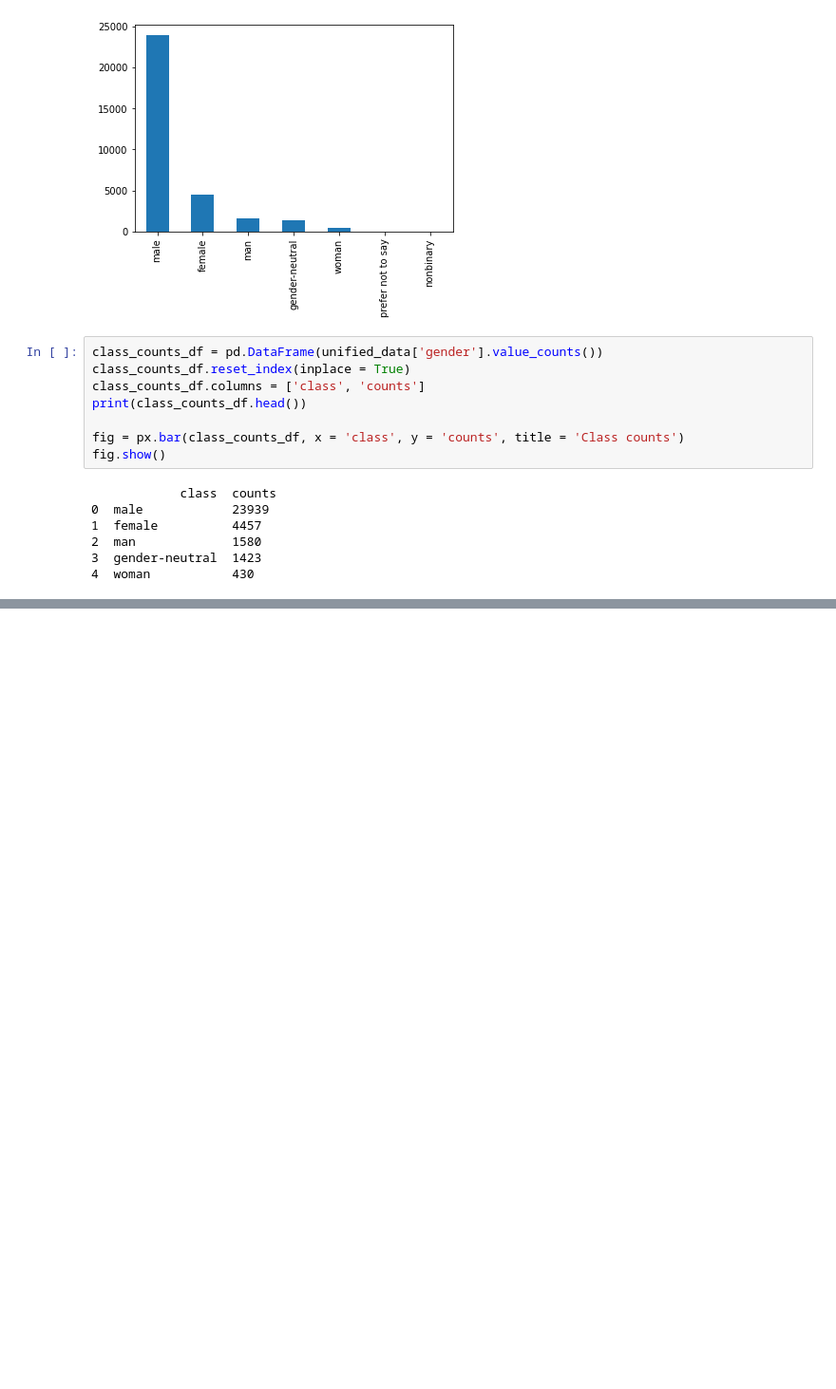
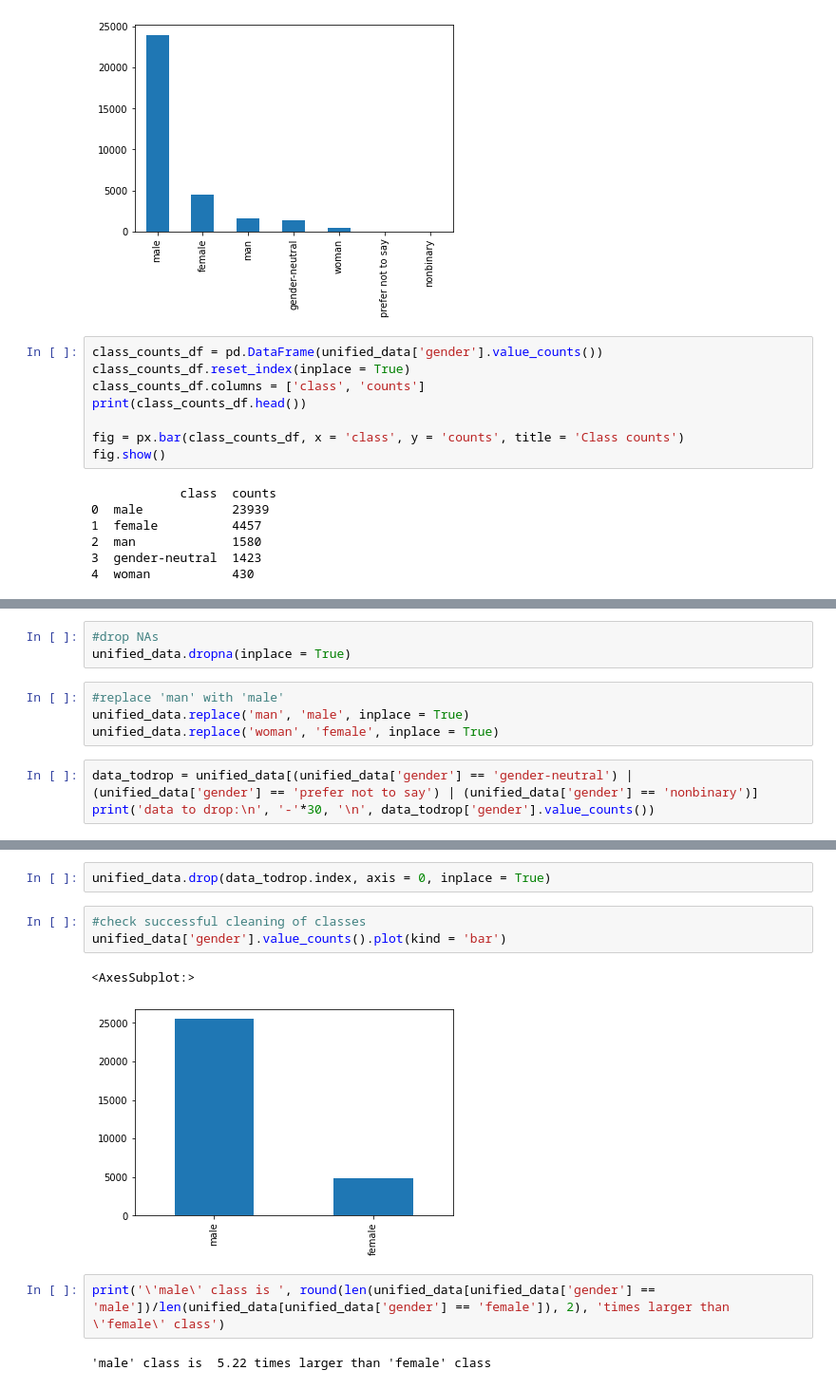
Before and after one commit to Wojciech-Skarbek-K/groupA-backend, a Jupyter notebook: data_load_clean_eda.ipynb, the cells around one changed output, grey strips where cells are left out. Shown at 95% size. Drawn from its saved outputs; the diff is of its cells as text; blank space fills up the shorter version.

```diff
--- a/data_load_clean_eda.ipynb
+++ b/data_load_clean_eda.ipynb
@@ -225,0 +258,10 @@ AC:
+# %%
+#drop NAs
+unified_data.dropna(inplace = True)
+# %%
+#replace 'man' with 'male'
+unified_data.replace('man', 'male', inplace = True)
+unified_data.replace('woman', 'female', inplace = True)
+# %%
+data_todrop = unified_data[(unified_data['gender'] == 'gender-neutral') | (unified_data['gender'] == 'prefer not to say') | (unified_data['gender'] == 'nonbinary')]
+print('data to drop:\n', '-'*30, '\n', data_todrop['gender'].value_counts())
@@ -225,0 +284,12 @@ AC:
+# %%
+unified_data.drop(data_todrop.index, axis = 0, inplace = True)
+# %%
+#check successful cleaning of classes
+unified_data['gender'].value_counts().plot(kind = 'bar')
+# %% [output]
+<AxesSubplot:>
+[figure, added]
+# %%
+print('\'male\' class is ', round(len(unified_data[unified_data['gender'] == 'male'])/len(unified_data[unified_data['gender'] == 'female']), 2), 'times larger than \'female\' class')
+# %% [output]
+'male' class is  5.22 times larger than 'female' class
```
Also changed, not shown: parts of 22 cells of this notebook.
